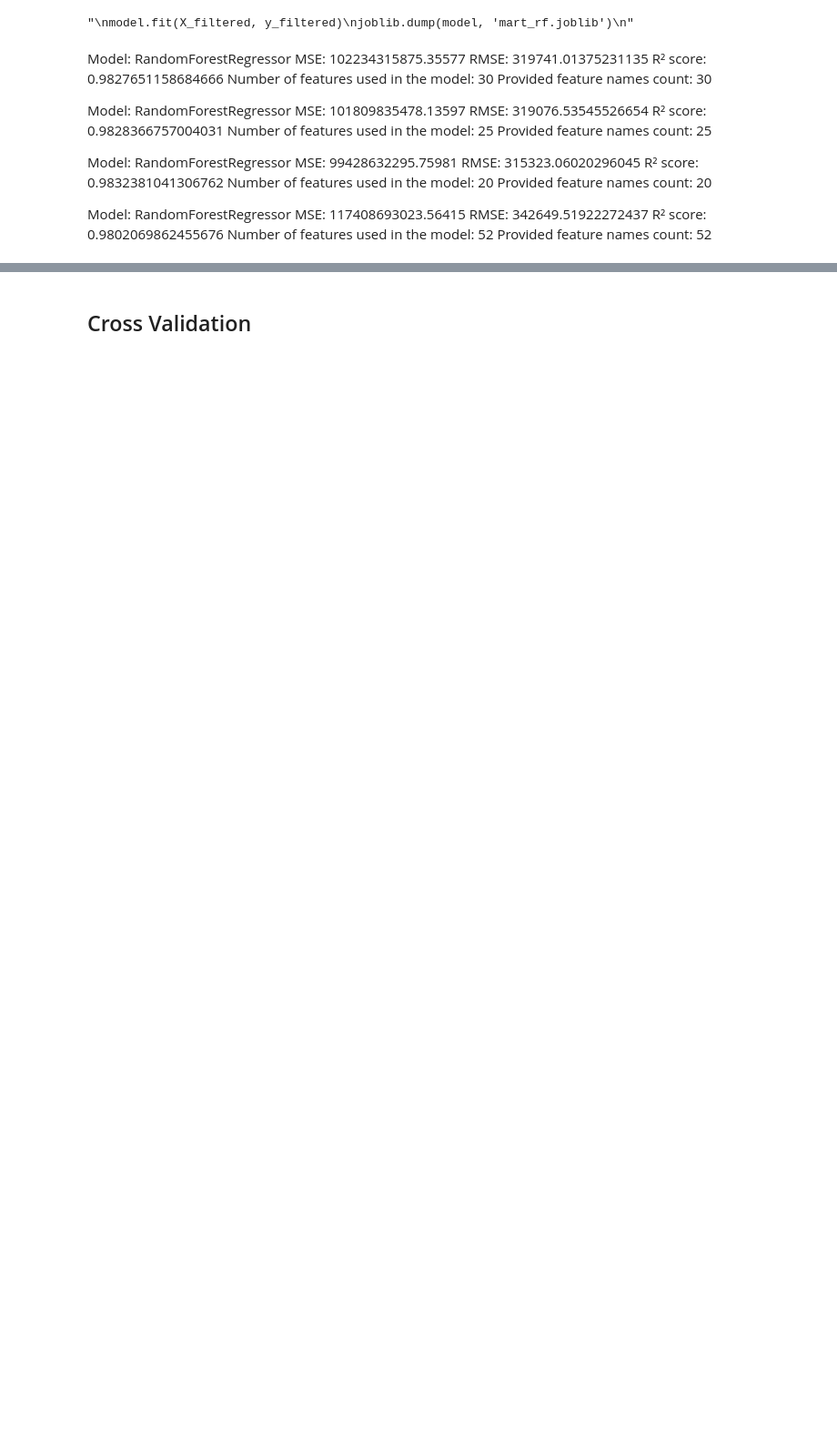
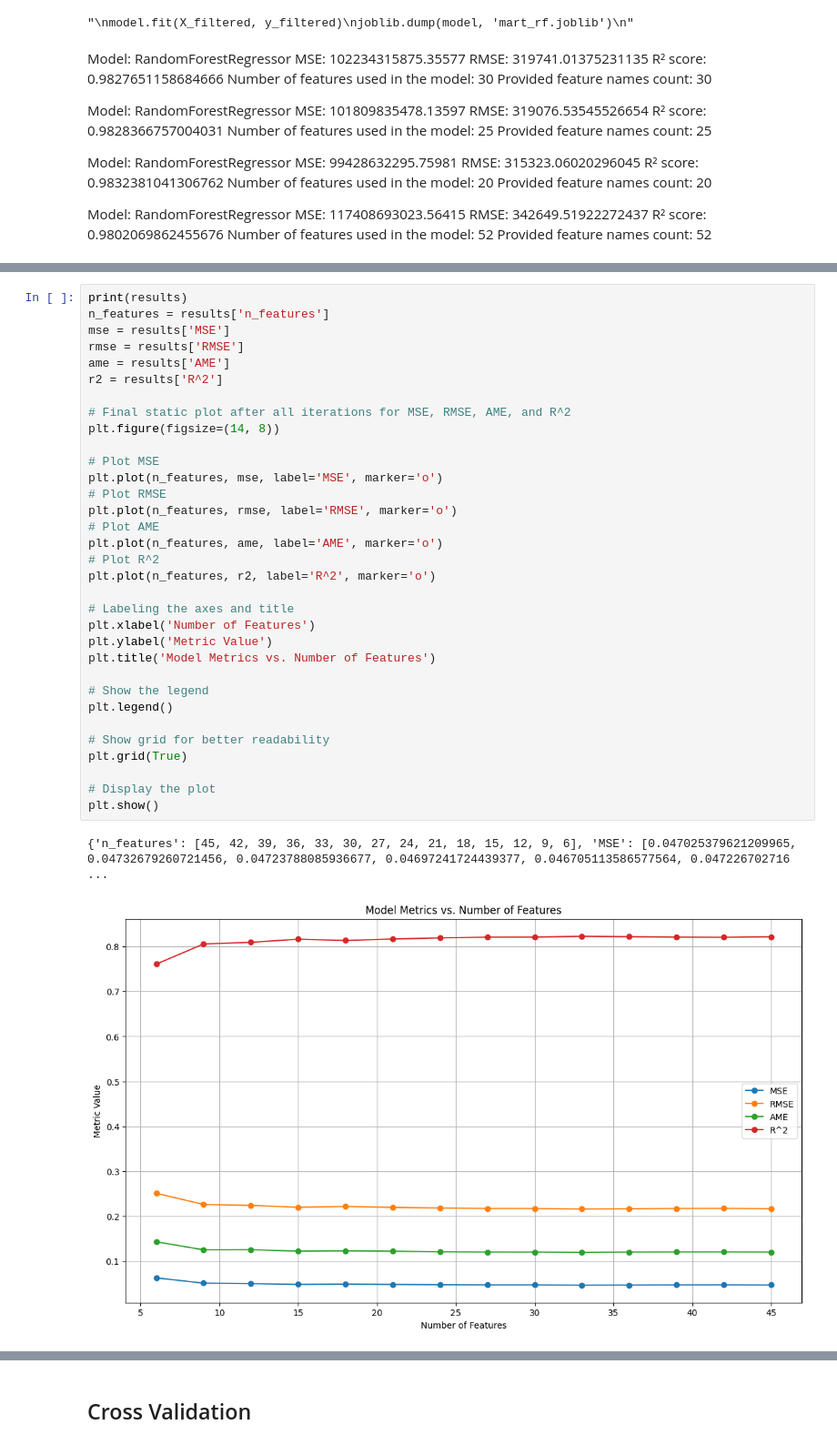
Before and after one commit to mhsendur/RealEstateTweetBot, a Jupyter notebook: modeling_latest.ipynb, the cells around one changed output, grey strips where cells are left out. Shown at 91% size. Cells and saved outputs as stored; diff of their text form; blank space fills up the shorter version.

```diff
--- a/modeling_latest.ipynb
+++ b/modeling_latest.ipynb
@@ -2630,0 +2748,36 @@ Provided feature names count:  52
+# %%
+print(results)
+n_features = results['n_features']
+mse = results['MSE']
+rmse = results['RMSE']
+ame = results['AME']
+r2 = results['R^2']
+
+# Final static plot after all iterations for MSE, RMSE, AME, and R^2
+plt.figure(figsize=(14, 8))
+
+# Plot MSE
+plt.plot(n_features, mse, label='MSE', marker='o')
+# Plot RMSE
+plt.plot(n_features, rmse, label='RMSE', marker='o')
+# Plot AME
+plt.plot(n_features, ame, label='AME', marker='o')
+# Plot R^2
+plt.plot(n_features, r2, label='R^2', marker='o')
+
+# Labeling the axes and title
+plt.xlabel('Number of Features')
+plt.ylabel('Metric Value')
+plt.title('Model Metrics vs. Number of Features')
+
+# Show the legend
+plt.legend()
+
+# Show grid for better readability
+plt.grid(True)
+
+# Display the plot
+plt.show()
+# %% [output]
+{'n_features': [45, 42, 39, 36, 33, 30, 27, 24, 21, 18, 15, 12, 9, 6], 'MSE': [0.047025379621209965, 0.04732679260721456, 0.04723788085936677, 0.04697241724439377, 0.046705113586577564, 0.047226702716 ...
+[figure, added]
```
Also changed, not shown: parts of 10 cells of this notebook.
